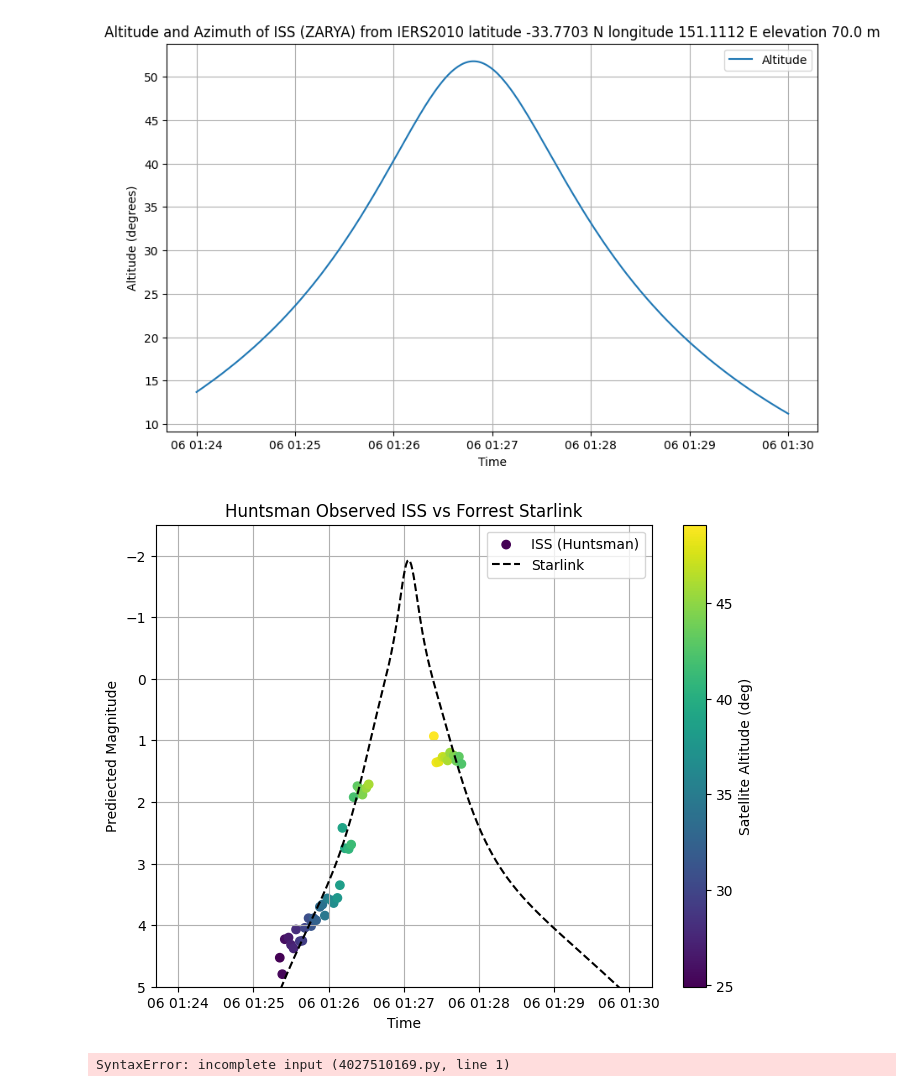
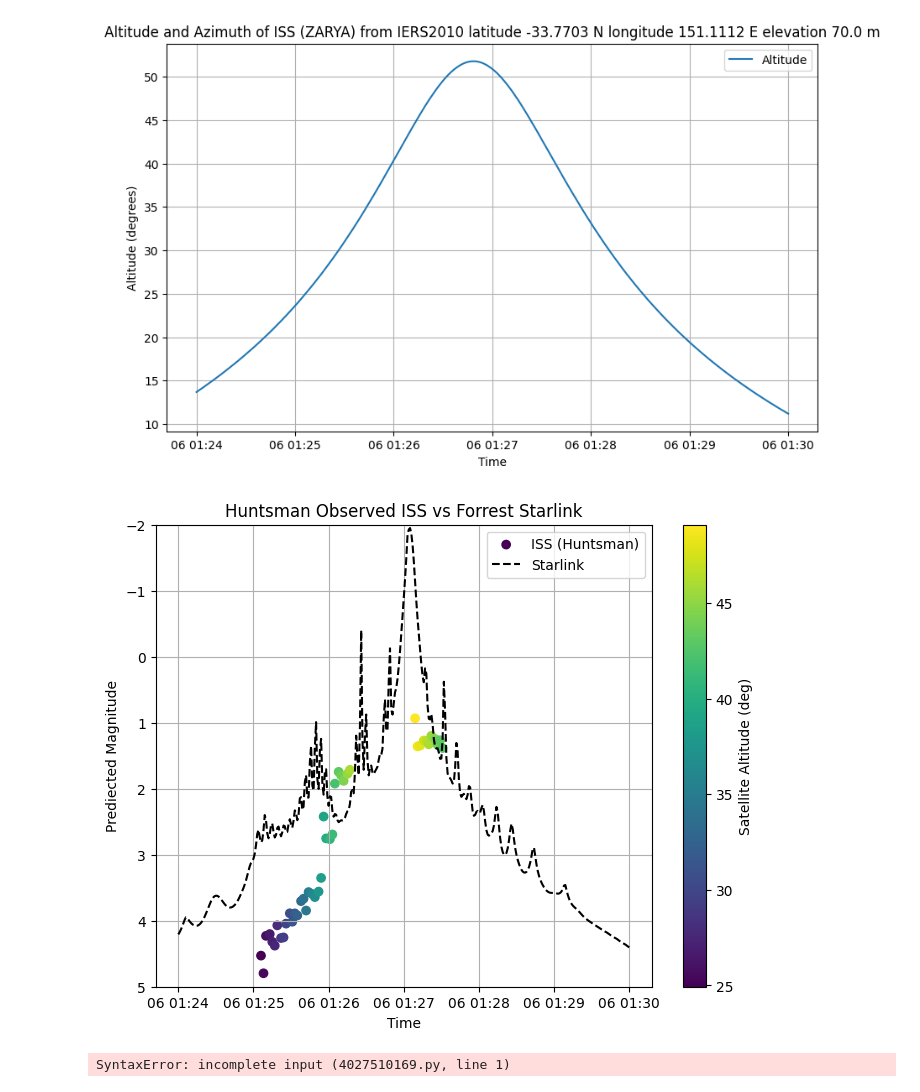
Before and after one commit to Physarah/satellite-optical-brightness, a Jupyter notebook: daytime/iss_pass_prediction.ipynb, the cells around one changed output. Cells and saved outputs as stored; diff of their text form; code cells hidden in the pictures.

```diff
--- a/daytime/iss_pass_prediction.ipynb
+++ b/daytime/iss_pass_prediction.ipynb
@@ -70,7 +70,7 @@ result2 = generate_datetime_range(start_time, end_time, time_interval, time_delt
 local_datetime = np.array(result2)
 utc_datetime = np.array(result1)
 
-sat_height = np.array([(570 + 540)/2]*len(utc_datetime) * 1000)
+sat_height = np.array([(570* 1000 + 540* 1000)/2]*len(utc_datetime))
 # %%
 times = []
 for timestamp_pd in local_datetime:
@@ -172,23 +172,23 @@ for i in pd.to_datetime(iss_pandas['utc']):
 
 datetime_iss2 = []
 for i in datetime_iss:
-    datetime_iss2.append(i + timedelta(seconds = 15))
+    datetime_iss2.append(i)
 # %%
 plt.figure(figsize=(8, 6))
 plt.scatter(datetime_iss2, iss_pandas['calibed_mags'], c = iss_pandas['altitude'],label = 'ISS (Huntsman)')
-plt.plot(times_datetime, magnitudes_lab_brdfs+8.9, label = 'Starlink', color = 'black', ls = '--')
+plt.plot(times_datetime, magnitudes_lab_brdfs-2, label = 'Starlink', color = 'black', ls = '--')
 plt.colorbar(label = "Satellite Altitude (deg)")
 #plt.axhline(-4.6, label = "Venus Magnitude", ls = '--')
 #plt.plot(times_datetime, azimuths, label="Azimuth")
 plt.xlabel("Time")
 plt.legend()
 plt.ylabel("Prediected Magnitude")
-plt.ylim(5,-2.5)
+plt.ylim(5,-2)
 plt.title("Huntsman Observed ISS vs Forrest Starlink")
 plt.grid()
-plt.savefig('/Users/physarah/Desktop/iss_test_sat.png')
+plt.savefig('/Users/physarah/Desktop/iss_test_sat3.png')
 # %% [output]
-[figure, old version]
+[figure, new version]
 # %%
 plt.plot(magnitudes_lab_brdfs
 # %% [output]
```
Also changed, not shown: 3 other files.
